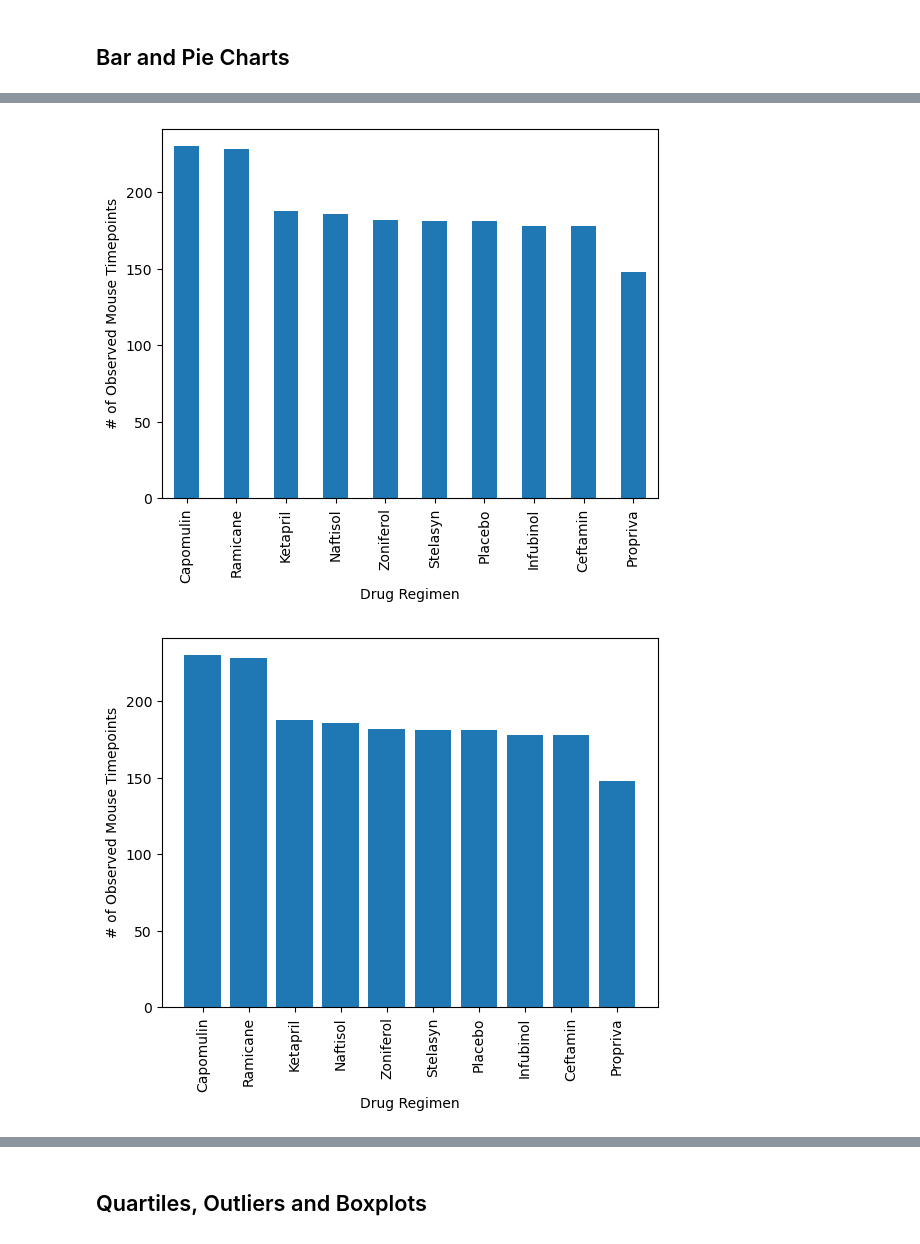
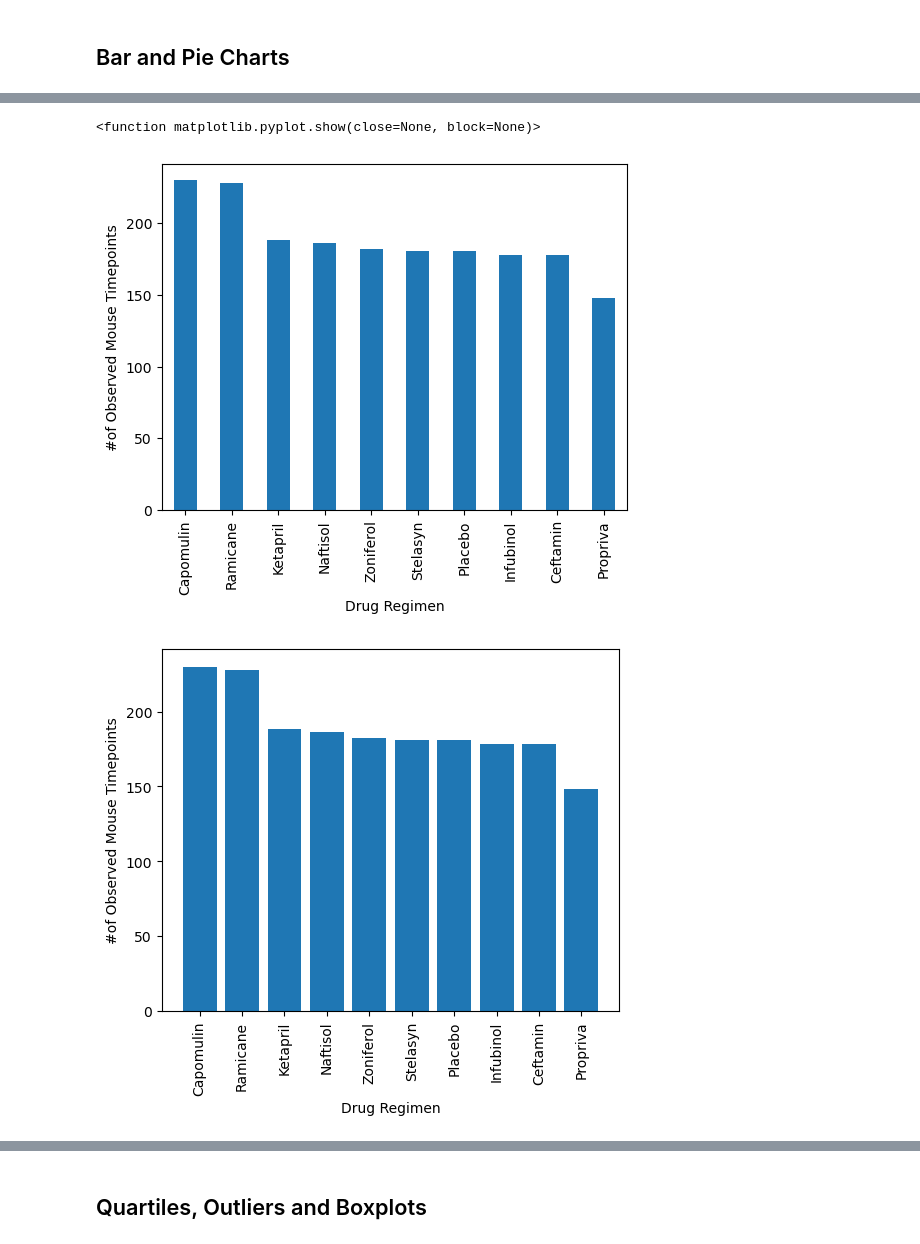
Before and after one commit to SabaAlaeddini/Module-5-Challenge-Matplotlib, a Jupyter notebook: Pymaceuticals/main_analysis-pymaceuticals_starter.ipynb, the cells around one changed output, grey strips where cells are left out. Saved outputs shown, nothing was run; the diff lists cells and outputs as text; code cells hidden in the pictures.

```diff
--- a/Pymaceuticals/main_analysis-pymaceuticals_starter.ipynb
+++ b/Pymaceuticals/main_analysis-pymaceuticals_starter.ipynb
@@ -43,5 +71,7 @@ array(['g989'], dtype=object)
 # %%
 # Optional: Get all the data for the duplicate mouse ID.
+duplicate_data = study_data_complete.loc[study_data_complete['Mouse ID'] == 'g989']
+duplicate_data
 # %% [output]
 |  | Mouse ID | Timepoint | Tumor Volume (mm3) | Metastatic Sites | Drug Regimen | Sex | Age_months | ... |
 | 107 | g989 | 0 | 45.000000 | 0 | Propriva | Female | 21 | ... |
@@ -59,6 +89,8 @@ array(['g989'], dtype=object)
 | 1592 | g989 | 35 | 62.570880 | 2 | Propriva | Female | 21 | ... |
 # %%
 # Create a clean DataFrame by dropping the duplicate mouse by its ID.
+clean_df = study_data_complete.drop(duplicate_data.index)
+clean_df.head()
 # %% [output]
 |  | Mouse ID | Timepoint | Tumor Volume (mm3) | Metastatic Sites | Drug Regimen | Sex | Age_months | ... |
 | 0 | b128 | 0 | 45.0 | 0 | Capomulin | Female | 9 | ... |
@@ -112,3 +166,7 @@ array(['g989'], dtype=object)
 | Zoniferol | 53.236507 | 51.818479 | 48.533355 | 6.966589 | 0.516398 |
 # %% [markdown]
 ## Bar and Pie Charts
+# %%
+# Group by drug regimen and count the number of rows
+drug_regimen_counts = clean_df['Drug Regimen'].value_counts()
+drug_regimen_counts
@@ -115,10 +186,20 @@ array(['g989'], dtype=object)
 # %%
 # Generate a bar plot showing the total number of rows (Mouse ID/Timepoints) for each drug regimen using Pandas.
+drug_regimen_counts.plot(kind='bar', figsize=(6, 4.5),
+                         xlabel='Drug Regimen', ylabel='#of Observed Mouse Timepoints')
+plt.show
 # %% [output]
+<function matplotlib.pyplot.show(close=None, block=None)>
-[figure, old version]
+[figure, new version]
 # %%
 # Generate a bar plot showing the total number of rows (Mouse ID/Timepoints) for each drug regimen using pyplot.
+plt.figure(figsize=(5.9, 4.7))
+plt.bar(drug_regimen_counts.index, drug_regimen_counts.values)
+plt.xlabel('Drug Regimen')
+plt.ylabel('#of Observed Mouse Timepoints')
+plt.xticks(rotation=90)
+plt.show()
 # %% [output]
-[figure, old version]
+[figure, new version]
 # %%
 # Generate a pie chart, using Pandas, showing the distribution of unique female versus male mice used in the study
```
Also changed, not shown: parts of 30 cells of this notebook.
